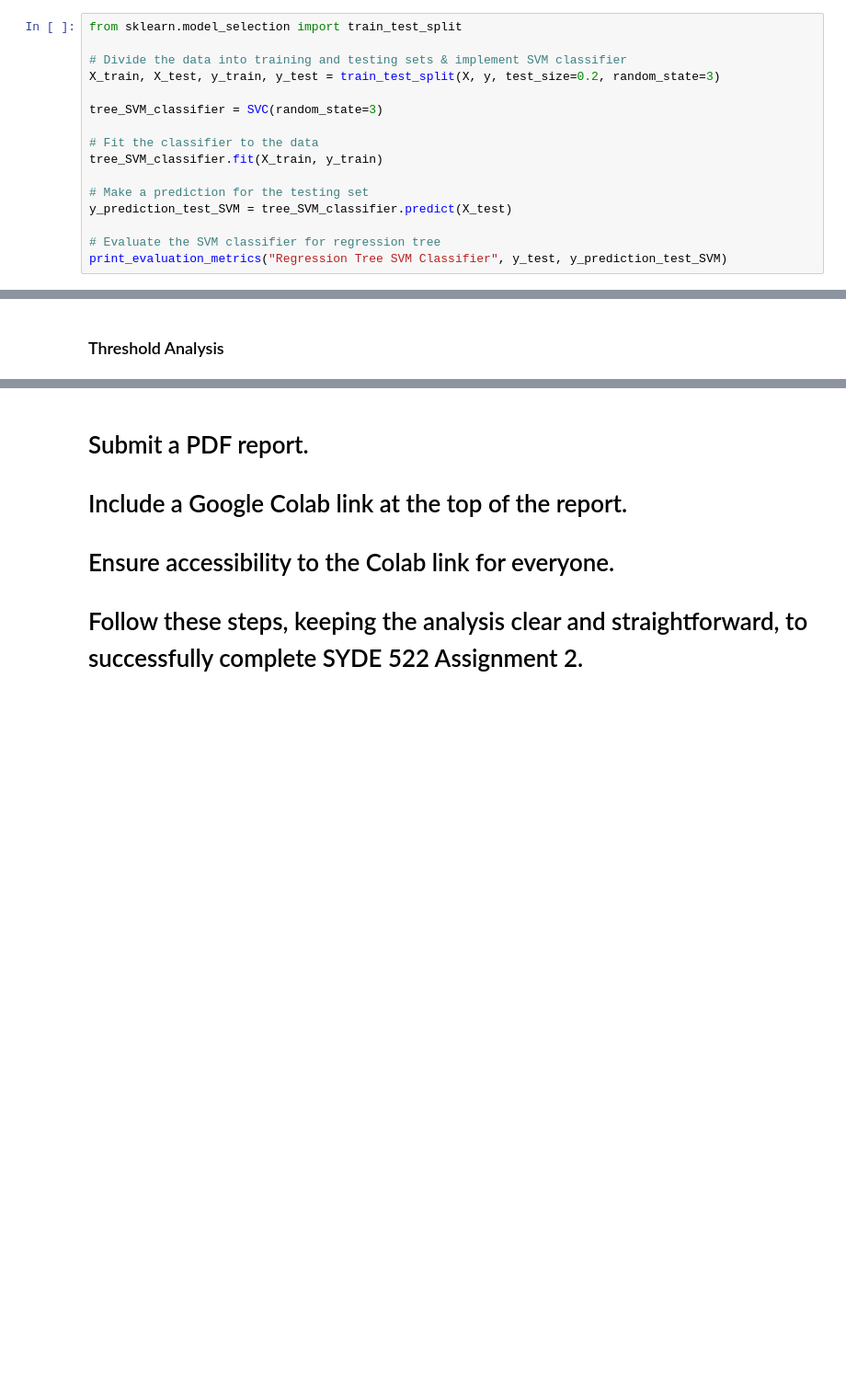
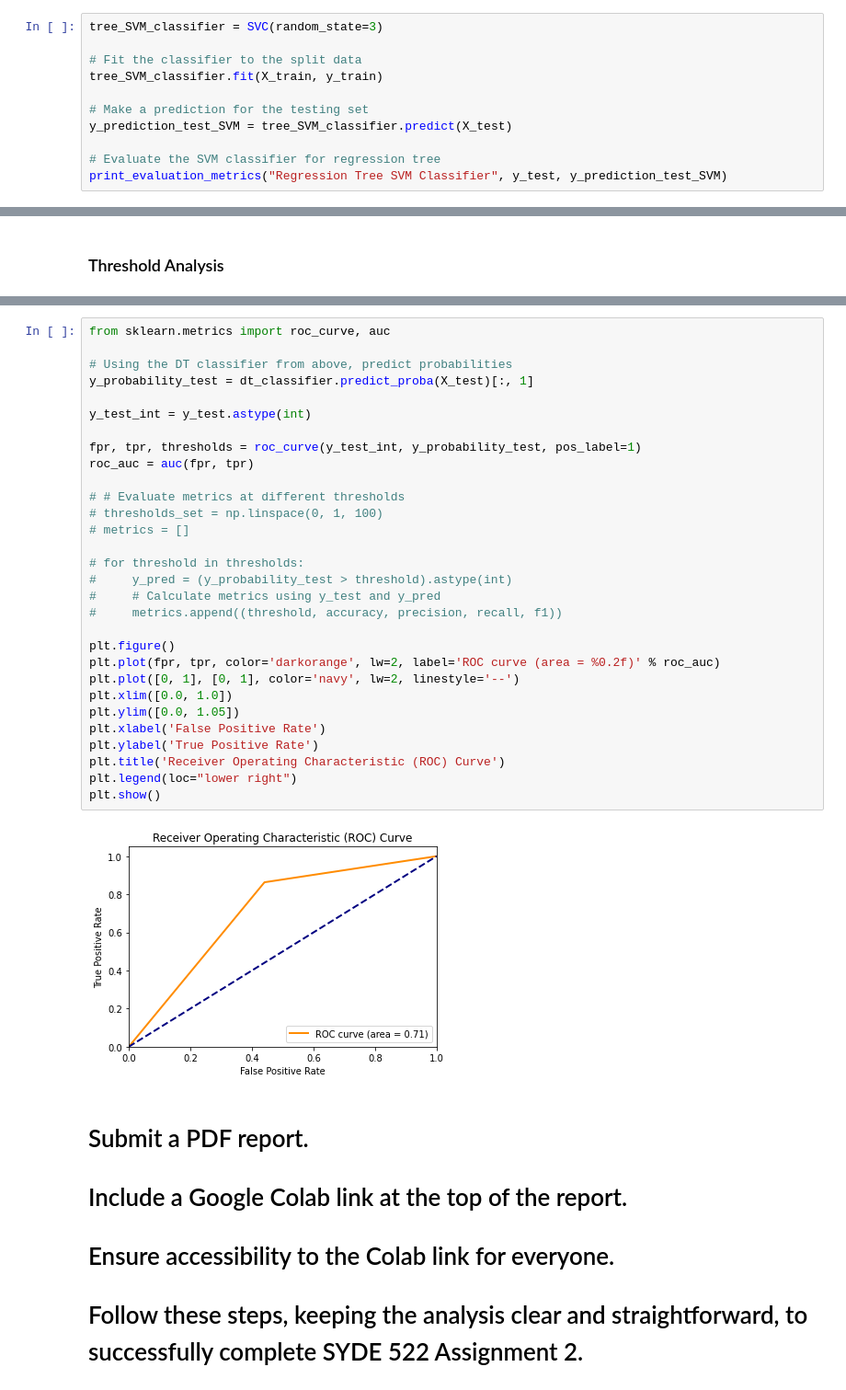
Before and after one commit to meglai/SYDE522, a Jupyter notebook: assignment2.ipynb, the cells around one changed output, grey strips where cells are left out. Shown at 92% size. Drawn from its saved outputs; the diff is of its cells as text; blank space fills up the shorter version.

Commit message:
T5 - V2 using roc_curve

```diff
--- a/assignment2.ipynb
+++ b/assignment2.ipynb
@@ -849,14 +849,9 @@ Compare the tree with optimal threshold with DTs from question 4. When comparing
 # %% [markdown]
 ### SVM
 # %%
-from sklearn.model_selection import train_test_split
-
-# Divide the data into training and testing sets & implement SVM classifier
-X_train, X_test, y_train, y_test = train_test_split(X, y, test_size=0.2, random_state=3)
-
 tree_SVM_classifier = SVC(random_state=3)
 
-# Fit the classifier to the data
+# Fit the classifier to the split data
 tree_SVM_classifier.fit(X_train, y_train)
 
 # Make a prediction for the testing set
@@ -941,3 +890,35 @@ ValueError: Target is multiclass but average='binary'. Please choose another ave
+# %%
+from sklearn.metrics import roc_curve, auc
+
+# Using the DT classifier from above, predict probabilities
+y_probability_test = dt_classifier.predict_proba(X_test)[:, 1]
+
+y_test_int = y_test.astype(int)
+
+fpr, tpr, thresholds = roc_curve(y_test_int, y_probability_test, pos_label=1)
+roc_auc = auc(fpr, tpr)
+
+# # Evaluate metrics at different thresholds
+# thresholds_set = np.linspace(0, 1, 100)
+# metrics = []
+
+# for threshold in thresholds:
+#     y_pred = (y_probability_test > threshold).astype(int)
+#     # Calculate metrics using y_test and y_pred
+#     metrics.append((threshold, accuracy, precision, recall, f1))
+
+plt.figure()
+plt.plot(fpr, tpr, color='darkorange', lw=2, label='ROC curve (area = %0.2f)' % roc_auc)
+plt.plot([0, 1], [0, 1], color='navy', lw=2, linestyle='--')
+plt.xlim([0.0, 1.0])
+plt.ylim([0.0, 1.05])
+plt.xlabel('False Positive Rate')
+plt.ylabel('True Positive Rate')
+plt.title('Receiver Operating Characteristic (ROC) Curve')
+plt.legend(loc="lower right")
+plt.show()
+# %% [output]
+[figure, added]
 # %% [markdown]
 # Submit a PDF report.
 # Include a Google Colab link at the top of the report.
```
Also changed, not shown: parts of 7 cells of this notebook.
